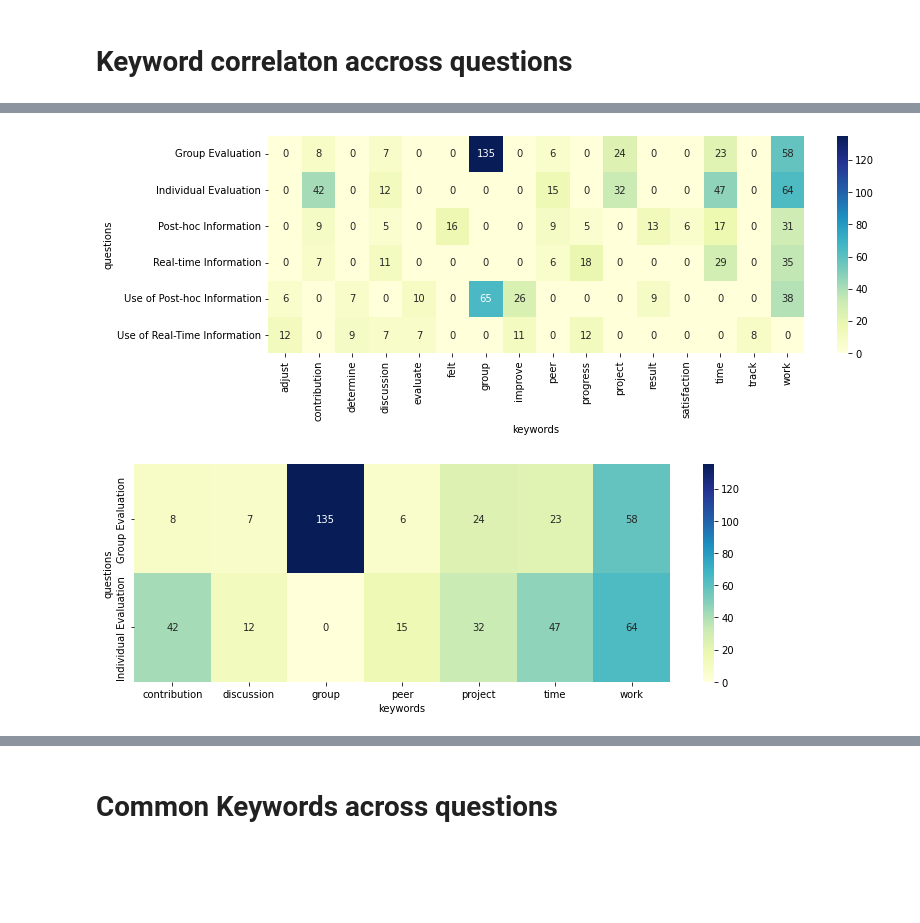
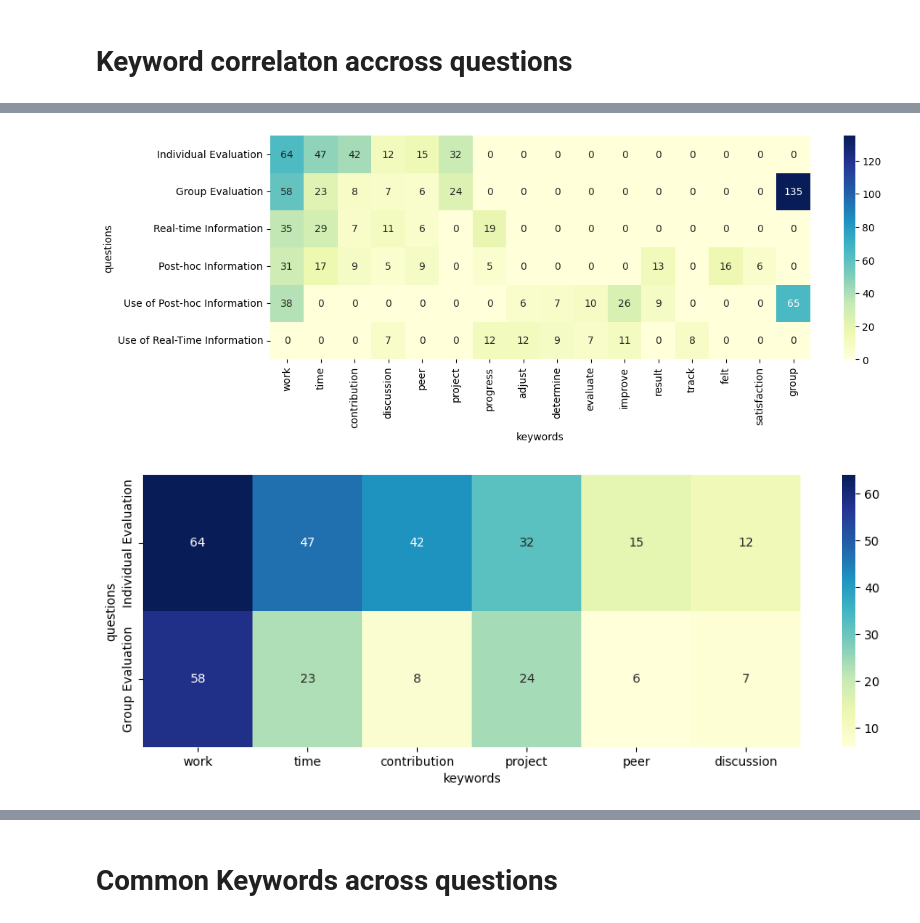
Before and after one commit to tiilt-lab/Blinc-collab-notebooks, a Jupyter notebook: Blinc_leverage_collaboration_To.ipynb, the cells around one changed output, grey strips where cells are left out. Cells and saved outputs as stored; diff of their text form; code cells hidden in the pictures; blank space fills up the shorter version.

```diff
--- a/Blinc_leverage_collaboration_To.ipynb
+++ b/Blinc_leverage_collaboration_To.ipynb
@@ -813,9 +813,11 @@ def most_freq_words_across_questionsV2(qestions,keywords):
 def create_data_frame(data,col):
   return pd.DataFrame(data = data, columns = col)
 
-def generate_correlation(data,col,dim):
+def generate_correlation(data,col,dim,rnames=None, cnames=None):
   df = create_data_frame(data,col)
   contingency = pd.crosstab(df[col[0]], df[col[1]])
+  if rnames is not None and cnames is not None:
+    contingency = contingency.reindex(cnames,axis="columns").reindex(rnames)
   plt.figure(figsize=dim)
   sns.heatmap(contingency, annot=True, cmap="YlGnBu", fmt='g')
 
@@ -1177,6 +1175,7 @@ data = most_freq_words_across_questionsV2([[fd_51,'Individual Evaluation'],[fd_5
                                          ['contribution','discussion','peer','progress','time','work'], ['adjust','evaluate','improve','determine','progress','discussion','track'],
                                          ['contribution','discussion','felt','peer','progress','time','work','result','satisfaction'], ['adjust','evaluate','improve','determine','result','group','work']])
 df2 = create_data_frame(data,['questions','keywords'])
-generate_correlation(data,['questions','keywords'],(12,4))
+generate_correlation(data,['questions','keywords'],(12,4),['Individual Evaluation','Group Evaluation','Real-time Information','Post-hoc Information','Use of Post-hoc Information','Use of Real-Time Information'],
+                     ['work','time','contribution','discussion','peer','project','progress','adjust','determine','evaluate','improve','result','track','felt','satisfaction','group'])
 # %% [output]
-[figure, old version]
+[figure, new version]
@@ -1183,11 +1184,11 @@ generate_correlation(data,['questions','keywords'],(12,4))
 # %%
 data = most_freq_words_across_questionsV2([[fd_51,'Individual Evaluation'],[fd_52,'Group Evaluation']],
-                                        [['contribution','discussion','peer','project','time','work'],
-                                         ['contribution','discussion','group','peer','project','time','work']])
+                                        [['work','time','project','peer','discussion','contribution'],
+                                         ['work','time','project','peer','discussion','contribution']])
 df2 = create_data_frame(data,['questions','keywords'])
-generate_correlation(data,['questions','keywords'],(12,4))
+generate_correlation(data,['questions','keywords'],(12,4),['Individual Evaluation','Group Evaluation'], ['work','time','contribution','project','peer','discussion'])
 # %% [output]
-[figure, old version]
+[figure, new version]
 # %%
 data = most_freq_words_across_questionsV2([[fd_57,'Real-time Information'],[fd_58,'Post-hoc Information']],
                                         [['contribution','discussion','peer','progress','time','work'],
```
Also changed, not shown: parts of 22 cells of this notebook.
